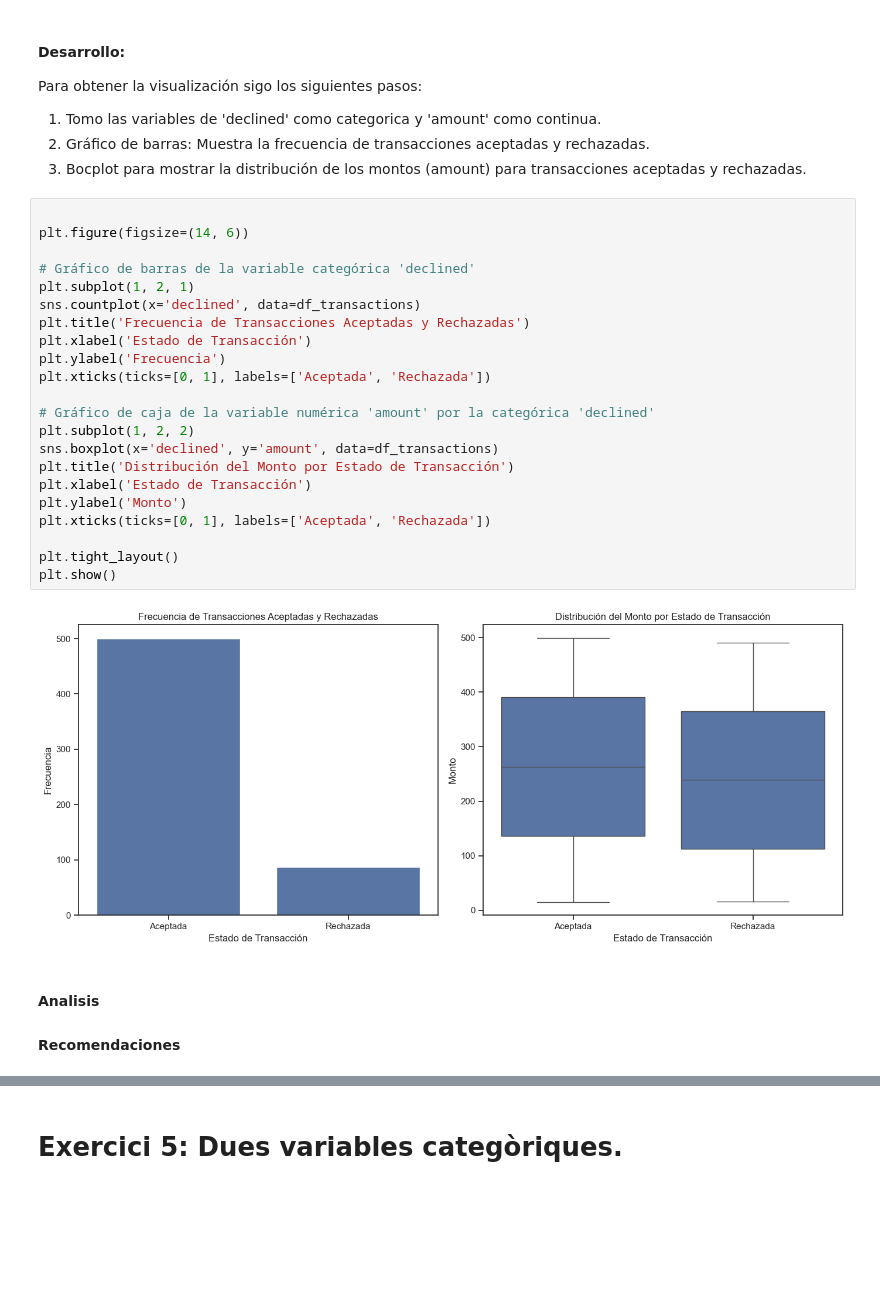
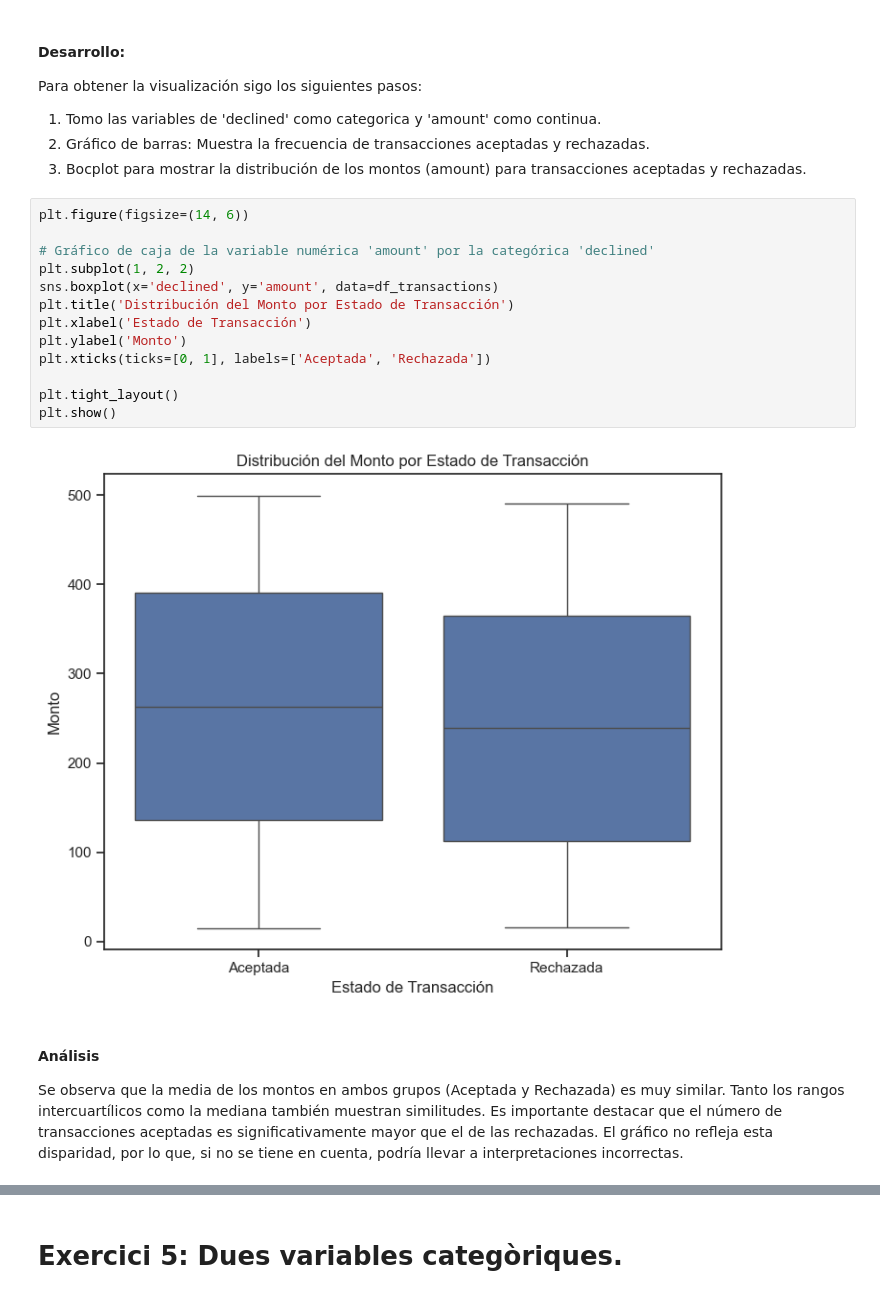
Before and after one commit to mcariqueo/Data_analytics_2024, a Jupyter notebook: Sprint_8_Python/sprint.ipynb, the cells around one changed output, grey strips where cells are left out. Drawn from its saved outputs; the diff is of its cells as text; blank space fills up the shorter version.

```diff
--- a/Sprint_8_Python/sprint.ipynb
+++ b/Sprint_8_Python/sprint.ipynb
@@ -333,30 +328,20 @@ Para obtener la visualización sigo los siguientes pasos:
 2. Gráfico de barras: Muestra la frecuencia de transacciones aceptadas y rechazadas.
 3. Bocplot para mostrar la distribución de los montos (amount) para transacciones aceptadas y rechazadas.
 # %%
-
 plt.figure(figsize=(14, 6))
-
-# Gráfico de barras de la variable categórica 'declined'
-plt.subplot(1, 2, 1)
-sns.countplot(x='declined', data=df_transactions)
-plt.title('Frecuencia de Transacciones Aceptadas y Rechazadas')
-plt.xlabel('Estado de Transacción')
-plt.ylabel('Frecuencia')
-plt.xticks(ticks=[0, 1], labels=['Aceptada', 'Rechazada'])
 
 # Gráfico de caja de la variable numérica 'amount' por la categórica 'declined'
 plt.subplot(1, 2, 2)
 sns.boxplot(x='declined', y='amount', data=df_transactions)
 plt.title('Distribución del Monto por Estado de Transacción')
 plt.xlabel('Estado de Transacción')
 plt.ylabel('Monto')
 plt.xticks(ticks=[0, 1], labels=['Aceptada', 'Rechazada'])
 
 plt.tight_layout()
 plt.show()
 # %% [output]
-[figure, old version]
+[figure, new version]
-# %% [markdown]
-#### Analisis
-
-#### Recomendaciones
+# %% [markdown]
+#### Análisis
+Se observa que la media de los montos en ambos grupos (Aceptada y Rechazada) es muy similar. Tanto los rangos intercuartílicos como la mediana también muestran similitudes. Es importante destacar que el número de transacciones aceptadas es significativamente mayor que el de las rechazadas. El gráfico no refleja esta disparidad, por lo que, si no se tiene en cuenta, podría llevar a interpretaciones incorrectas.
```
Also changed, not shown: parts of 25 cells of this notebook.
